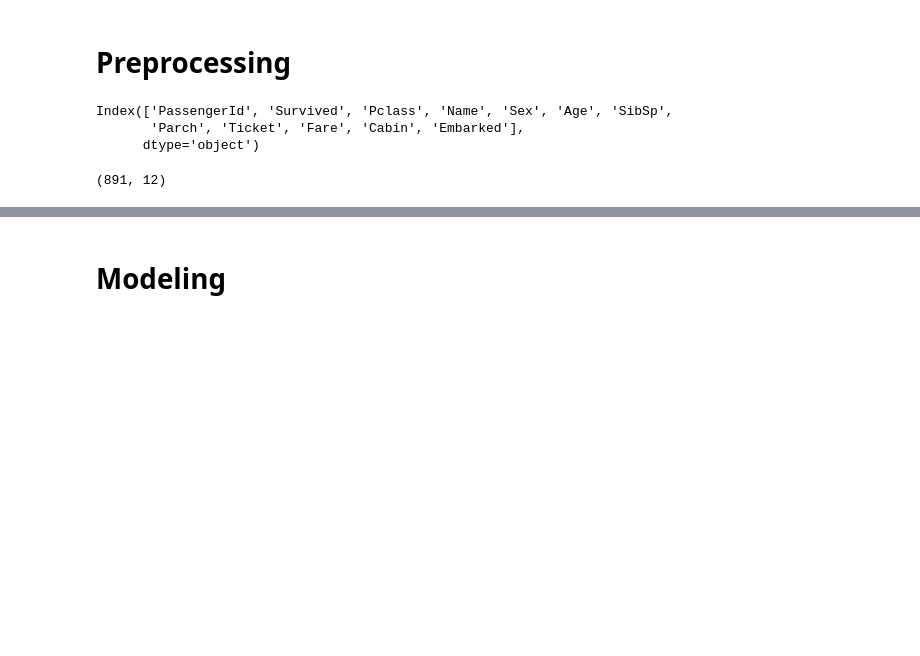
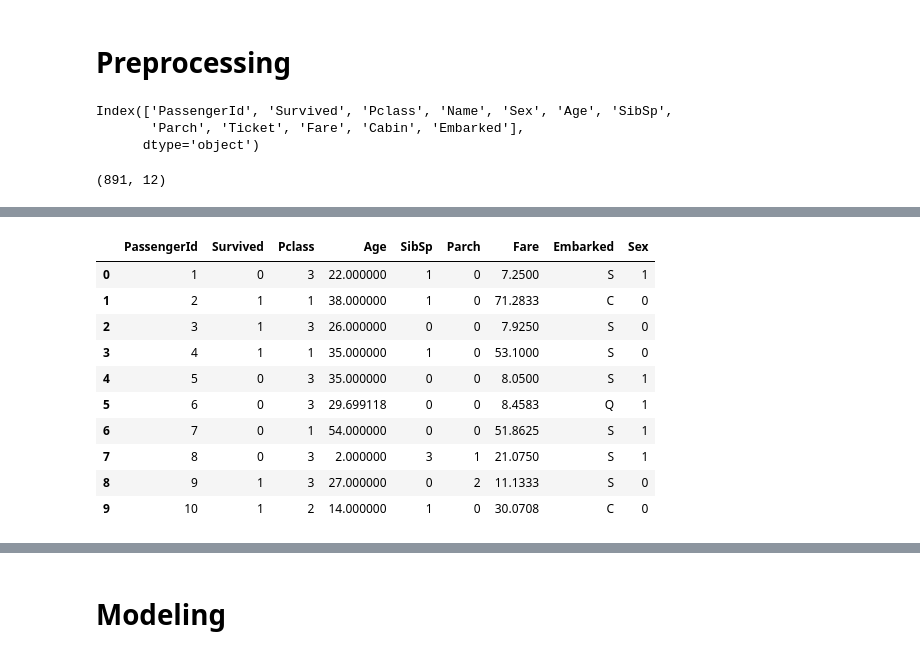
Before and after one commit to Dar-rius/new_titanic, a Jupyter notebook: machinLearning.ipynb, the cells around one changed output, grey strips where cells are left out. Saved outputs shown, nothing was run; the diff lists cells and outputs as text; code cells hidden in the pictures; blank space fills up the shorter version.

```diff
--- a/machinLearning.ipynb
+++ b/machinLearning.ipynb
@@ -245,0 +246,29 @@ dataset.describe()
+# %%
+from sklearn.preprocessing import LabelEncoder, StandardScaler
+from sklearn.pipeline import Pipeline
+
+#encoder le sex
+Sex = titanic["Sex"].values.reshape(-1,1)
+encoder = LabelEncoder()
+Sex = encoder.fit_transform(Sex)
+Sex = Sex.ravel()
+titanic = titanic.drop("Sex", axis=1)
+Sex = pd.DataFrame(
+    {
+        "Sex": Sex
+    }
+)
+titanic = pd.concat([titanic, Sex], axis=1)
+titanic.head(10)
+# %% [output]
+|  | PassengerId | Survived | Pclass | Age | SibSp | Parch | Fare | Embarked | Sex |
+| 0 | 1 | 0 | 3 | 22.000000 | 1 | 0 | 7.2500 | S | 1 |
+| 1 | 2 | 1 | 1 | 38.000000 | 1 | 0 | 71.2833 | C | 0 |
+| 2 | 3 | 1 | 3 | 26.000000 | 0 | 0 | 7.9250 | S | 0 |
+| 3 | 4 | 1 | 1 | 35.000000 | 1 | 0 | 53.1000 | S | 0 |
+| 4 | 5 | 0 | 3 | 35.000000 | 0 | 0 | 8.0500 | S | 1 |
+| 5 | 6 | 0 | 3 | 29.699118 | 0 | 0 | 8.4583 | Q | 1 |
+| 6 | 7 | 0 | 1 | 54.000000 | 0 | 0 | 51.8625 | S | 1 |
+| 7 | 8 | 0 | 3 | 2.000000 | 3 | 1 | 21.0750 | S | 1 |
+| 8 | 9 | 1 | 3 | 27.000000 | 0 | 2 | 11.1333 | S | 0 |
+| 9 | 10 | 1 | 2 | 14.000000 | 1 | 0 | 30.0708 | C | 0 |
```
Also changed, not shown: parts of 18 cells of this notebook.
